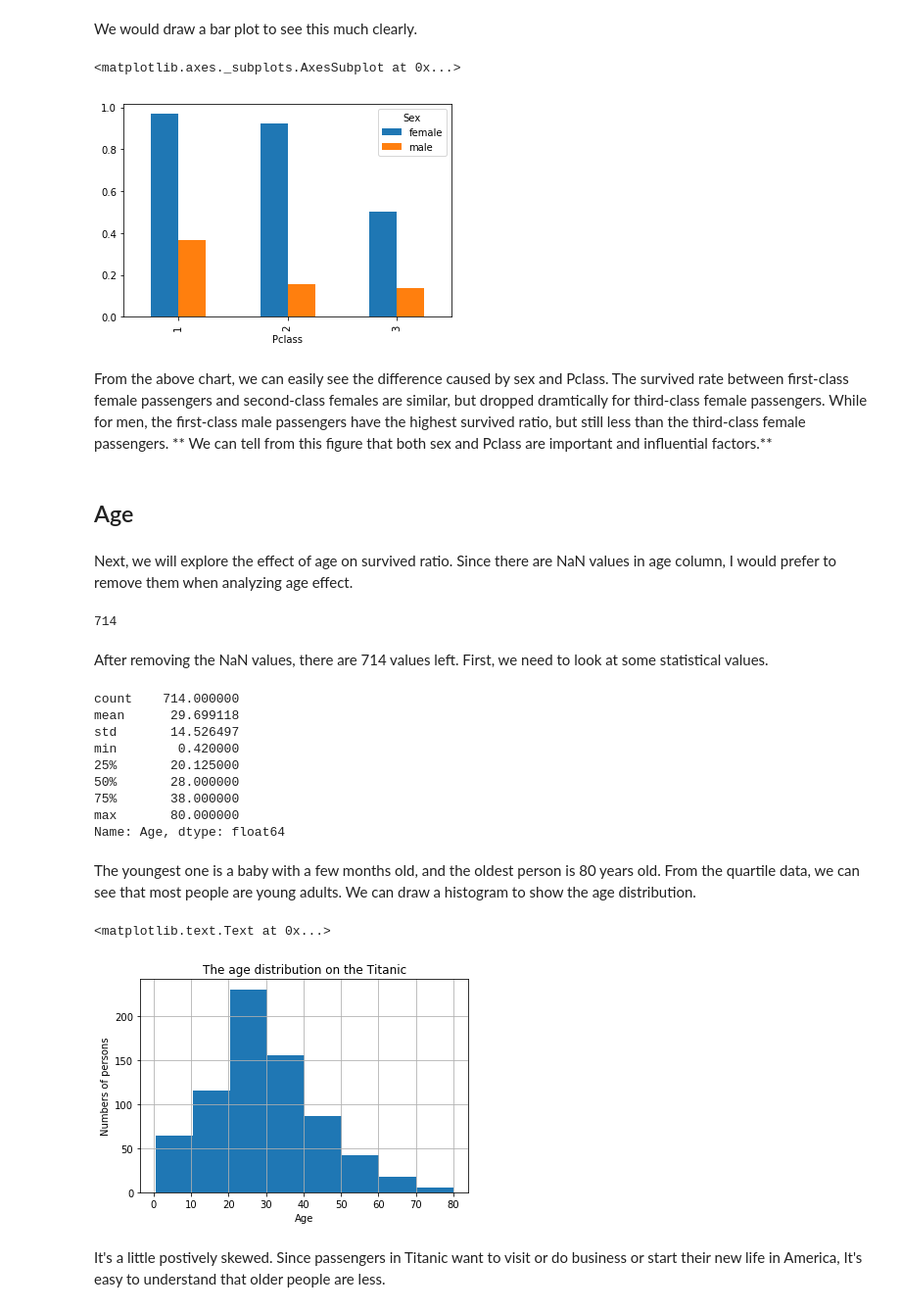
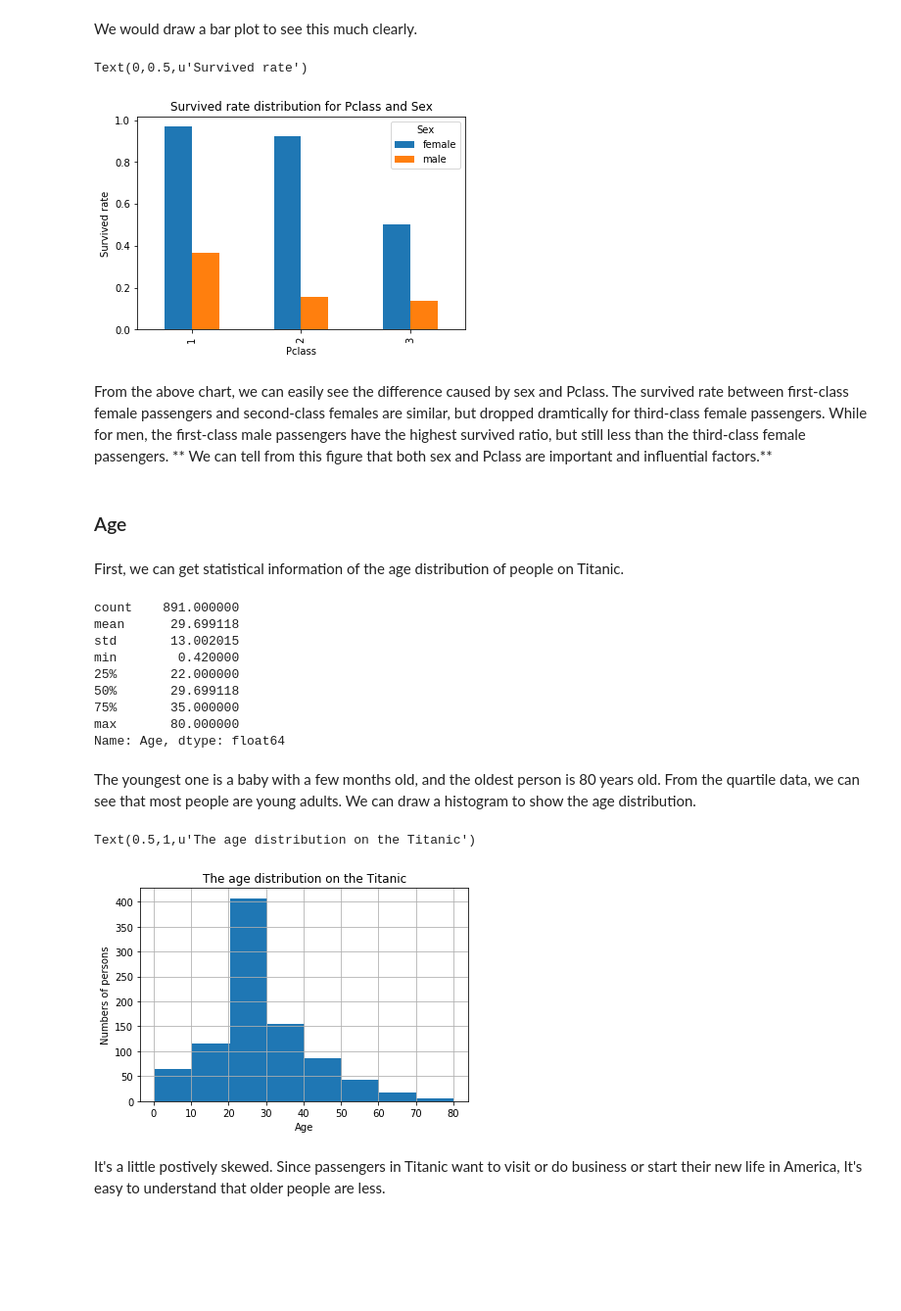
Before and after one commit to fttlanshang/Titanic_data_analysis, a Jupyter notebook: titanic_report.ipynb, the cells around one changed output. Shown: that part at 98% size. Saved outputs shown, nothing was run; the diff lists cells and outputs as text; code cells hidden in the pictures; blank space fills up the shorter version.

```diff
--- a/titanic_report.ipynb
+++ b/titanic_report.ipynb
@@ -77,0 +120,4 @@ Next, we would look at the factors.
+# %%
+mean_age = valid_age_titanic_data['Age'].mean()
+titanic_data['Age'].fillna(mean_age, inplace=True)
+titanic_data.head(20)
@@ -145,46 +214,41 @@ male    1         0.368852
 dtype: float64
 # %% [markdown]
 We would draw a bar plot to see this much clearly.
-# %%
-survival_ratio_by_sex_Pclass.unstack('Sex').plot(kind='bar')
-# %% [output]
-<matplotlib.axes._subplots.AxesSubplot at 0x...>
-[figure, removed]
+# %%
+p1 = survival_ratio_by_sex_Pclass.unstack('Sex').plot(kind='bar')
+p1.set_title("Survived rate distribution for Pclass and Sex")
+p1.set_ylabel('Survived rate')
+# %% [output]
+Text(0,0.5,u'Survived rate')
+[figure, added]
 # %% [markdown]
 From the above chart, we can easily see the difference caused by sex and Pclass. The survived rate between first-class female passengers and second-class females are similar, but dropped dramtically for third-class female passengers. While for men, the first-class male passengers have the highest survived ratio, but still less than the  third-class female passengers. ** We can tell from this figure that both sex and Pclass are important and influential factors.**
 # %% [markdown]
-## Age
+### Age
-# %% [markdown]
-Next, we will explore the effect of age on survived ratio. Since there are NaN values in age column, I would prefer to remove them when analyzing age effect.
-# %%
-valid_age_titanic_data = titanic_data[titanic_data['Age'] > 0]
-len(valid_age_titanic_data)
-# %% [output]
-714
-# %% [markdown]
-After removing the NaN values, there are 714 values left. First, we need to look at some statistical values.
+# %% [markdown]
+First, we can get statistical information of the age distribution of people on Titanic.
 # %%
-valid_age_titanic_data['Age'].describe()
+titanic_data['Age'].describe()
 # %% [output]
-count    714.000000
+count    891.000000
 mean      29.699118
-std       14.526497
+std       13.002015
 min        0.420000
-25%       20.125000
-50%       28.000000
-75%       38.000000
+25%       22.000000
+50%       29.699118
+75%       35.000000
 max       80.000000
 Name: Age, dtype: float64
 # %% [markdown]
 The youngest one is a baby with a few months old, and the oldest person is 80 years old. From the quartile data, we can see that most people are young adults. We can draw a histogram to show the age distribution.
 # %%
-total_age_histogram = valid_age_titanic_data['Age'].hist(bins=8)
+total_age_histogram = titanic_data['Age'].hist(bins=8)
 total_age_histogram.set_xlabel('Age')
 total_age_histogram.set_ylabel('Numbers of persons')
 total_age_histogram.set_title('The age distribution on the Titanic')
 # %% [output]
-<matplotlib.text.Text at 0x...>
+Text(0.5,1,u'The age distribution on the Titanic')
-[figure, old version]
+[figure, new version]
 # %% [markdown]
 It's a little postively skewed. Since passengers in Titanic want to visit or do business or start their new life in America, It's easy to understand that older people are less.
 # %% [markdown]
```
Also changed, not shown: parts of 35 cells of this notebook, 1 other file.
